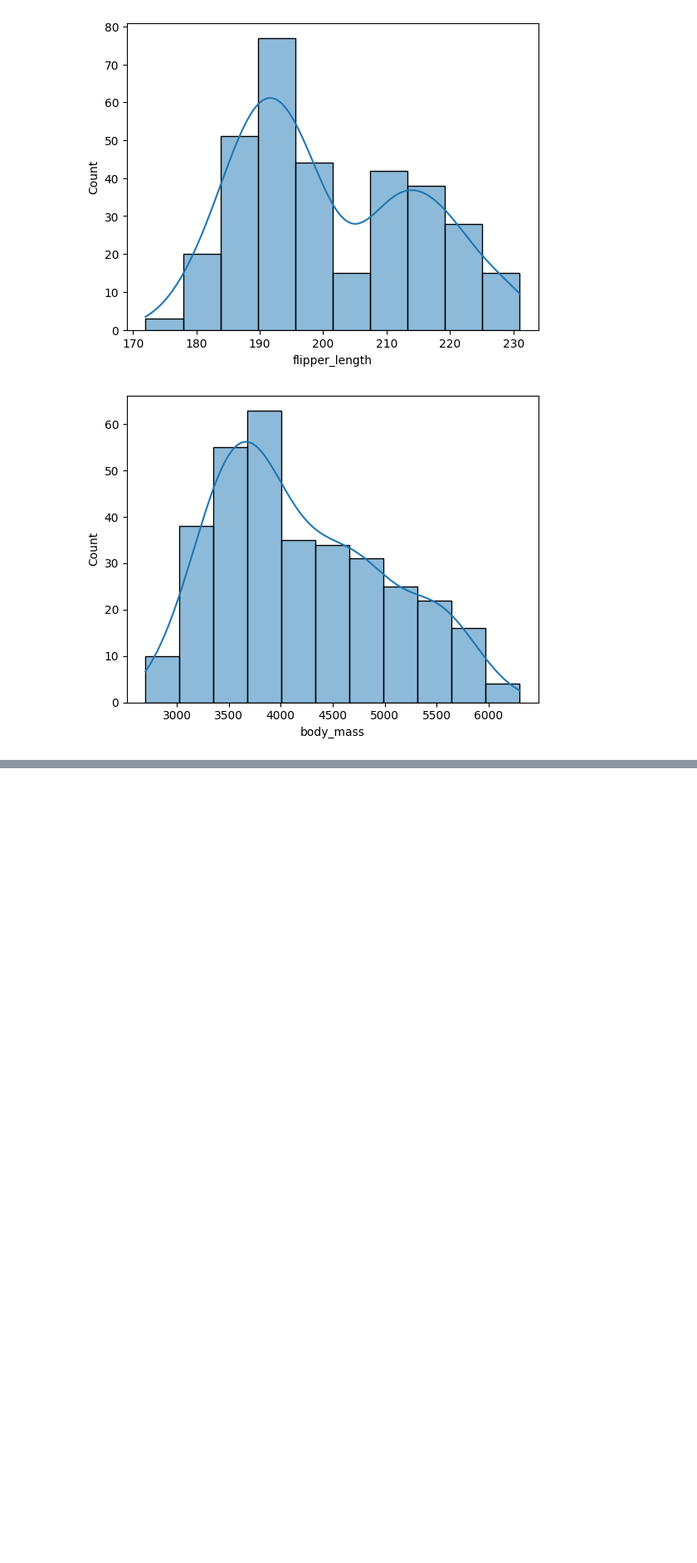
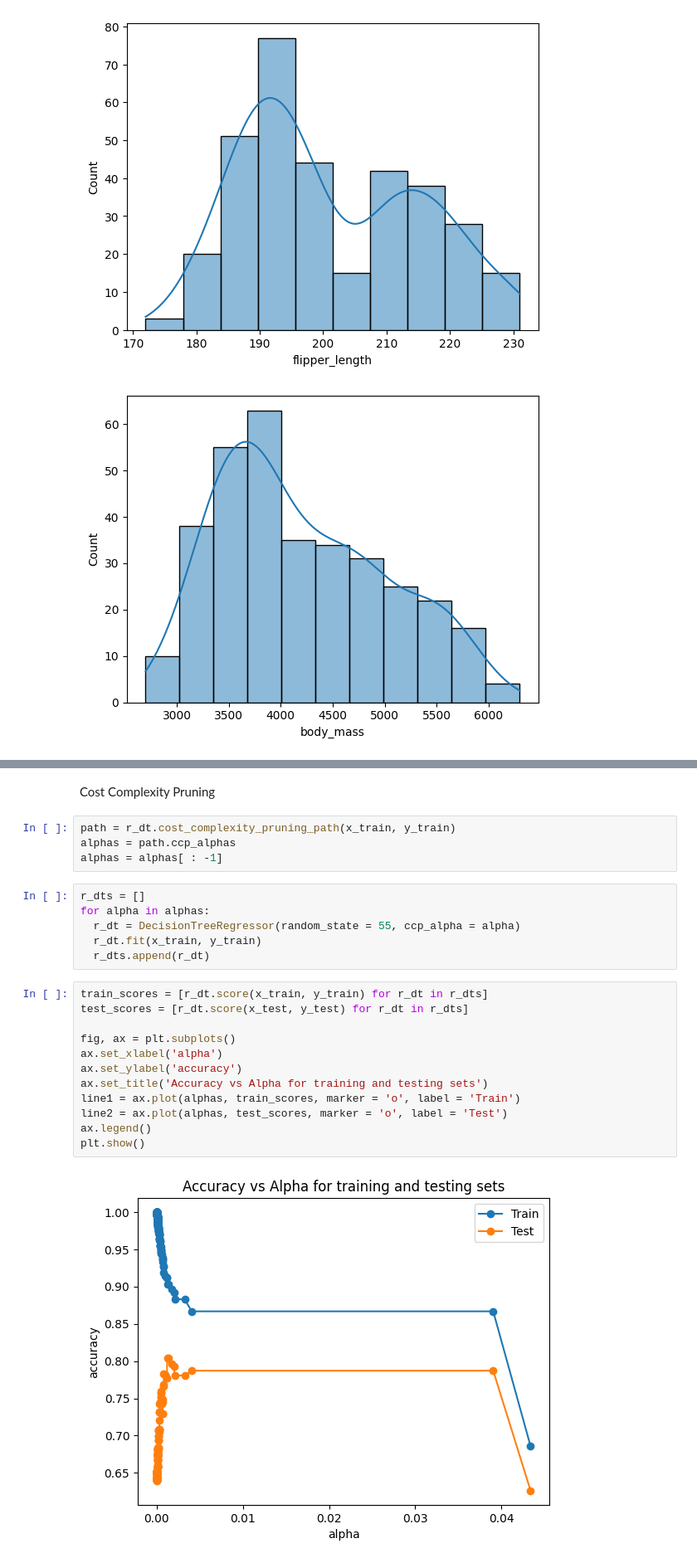
Before and after one commit to noo-nine/Machine-Learning, a Jupyter notebook: Regression_Trees.ipynb, the cells around one changed output, grey strips where cells are left out. Shown: that part at 83% size. Cells and saved outputs as stored; diff of their text form; blank space fills up the shorter version.

```diff
--- a/Regression_Trees.ipynb
+++ b/Regression_Trees.ipynb
@@ -136,0 +244,26 @@ for feature in num_features:
+# %% [markdown]
+Cost Complexity Pruning
+# %%
+path = r_dt.cost_complexity_pruning_path(x_train, y_train)
+alphas = path.ccp_alphas
+alphas = alphas[ : -1]
+# %%
+r_dts = []
+for alpha in alphas:
+  r_dt = DecisionTreeRegressor(random_state = 55, ccp_alpha = alpha)
+  r_dt.fit(x_train, y_train)
+  r_dts.append(r_dt)
+# %%
+train_scores = [r_dt.score(x_train, y_train) for r_dt in r_dts]
+test_scores = [r_dt.score(x_test, y_test) for r_dt in r_dts]
+
+fig, ax = plt.subplots()
+ax.set_xlabel('alpha')
+ax.set_ylabel('accuracy')
+ax.set_title('Accuracy vs Alpha for training and testing sets')
+line1 = ax.plot(alphas, train_scores, marker = 'o', label = 'Train')
+line2 = ax.plot(alphas, test_scores, marker = 'o', label = 'Test')
+ax.legend()
+plt.show()
+# %% [output]
+[figure, added]
```
Also changed, not shown: parts of 27 cells of this notebook.
